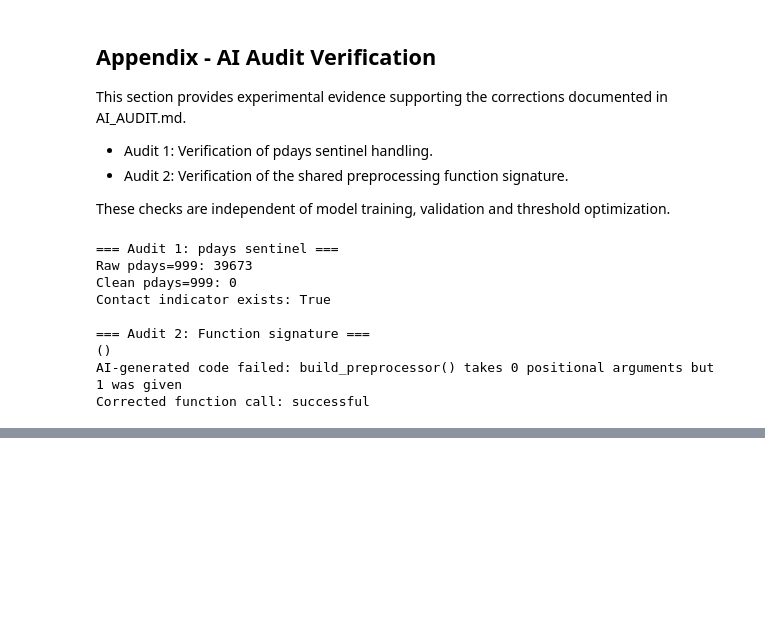
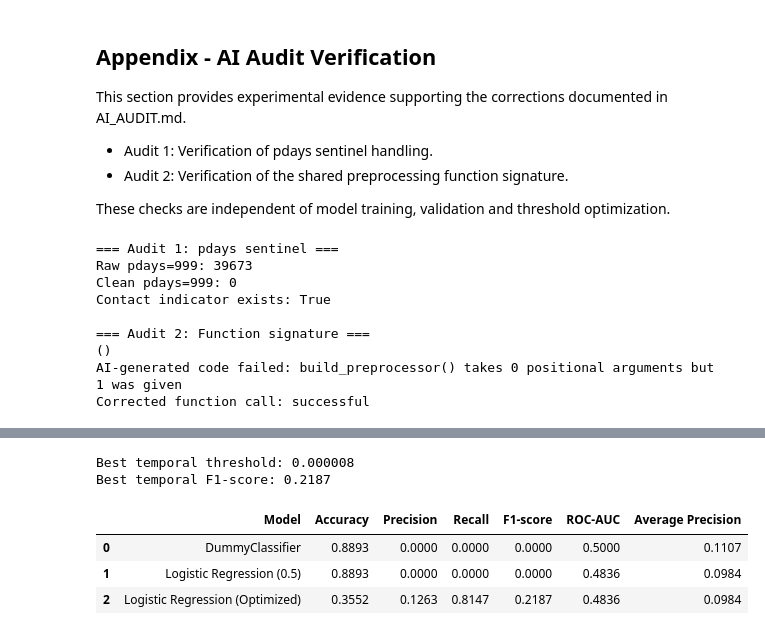
Before and after one commit to ysf-dmk/Bank-Marketing, a Jupyter notebook: Baseline_Model.ipynb, the cells around one changed output, grey strips where cells are left out. Cells and saved outputs as stored; diff of their text form; code cells hidden in the pictures; blank space fills up the shorter version.

```diff
--- a/Baseline_Model.ipynb
+++ b/Baseline_Model.ipynb
@@ -732,0 +938,51 @@ Corrected function call: successful
+# %%
+import numpy as np
+from sklearn.metrics import precision_recall_curve
+
+# Compute precision and recall for candidate thresholds
+precision_time, recall_time, thresholds_time = (
+    precision_recall_curve(y_val_time, y_proba_logreg_time)
+)
+
+# Compute F1-score for each threshold
+f1_scores_time = np.divide(
+    2 * precision_time[:-1] * recall_time[:-1],
+    precision_time[:-1] + recall_time[:-1],
+    out=np.zeros_like(thresholds_time),
+    where=(precision_time[:-1] + recall_time[:-1]) != 0
+)
+
+# Select the threshold maximizing validation F1
+best_idx_time = np.argmax(f1_scores_time)
+best_threshold_time = thresholds_time[best_idx_time]
+
+print(f"Best temporal threshold: {best_threshold_time:.6f}")
+print(f"Best temporal F1-score: {f1_scores_time[best_idx_time]:.4f}")
+
+# Apply the optimized threshold
+y_pred_optimized_time = (
+    y_proba_logreg_time >= best_threshold_time
+).astype(int)
+
+# Evaluate optimized model
+optimized_time_result = evaluate_temporal_model(
+    "Logistic Regression (Optimized)",
+    y_val_time,
+    y_pred_optimized_time,
+    y_proba_logreg_time
+)
+
+# Add optimized model to the results table
+temporal_results = pd.concat([
+    temporal_results.iloc[:2],
+    pd.DataFrame([optimized_time_result])
+], ignore_index=True)
+
+display(temporal_results.round(4))
+# %% [output]
+Best temporal threshold: 0.000008
+Best temporal F1-score: 0.2187
+|  | Model | Accuracy | Precision | Recall | F1-score | ROC-AUC | Average Precision |
+| 0 | DummyClassifier | 0.8893 | 0.0000 | 0.0000 | 0.0000 | 0.5000 | 0.1107 |
+| 1 | Logistic Regression (0.5) | 0.8893 | 0.0000 | 0.0000 | 0.0000 | 0.4836 | 0.0984 |
+| 2 | Logistic Regression (Optimized) | 0.3552 | 0.1263 | 0.8147 | 0.2187 | 0.4836 | 0.0984 |
```
Also changed, not shown: parts of 15 cells of this notebook, 2 other files.
